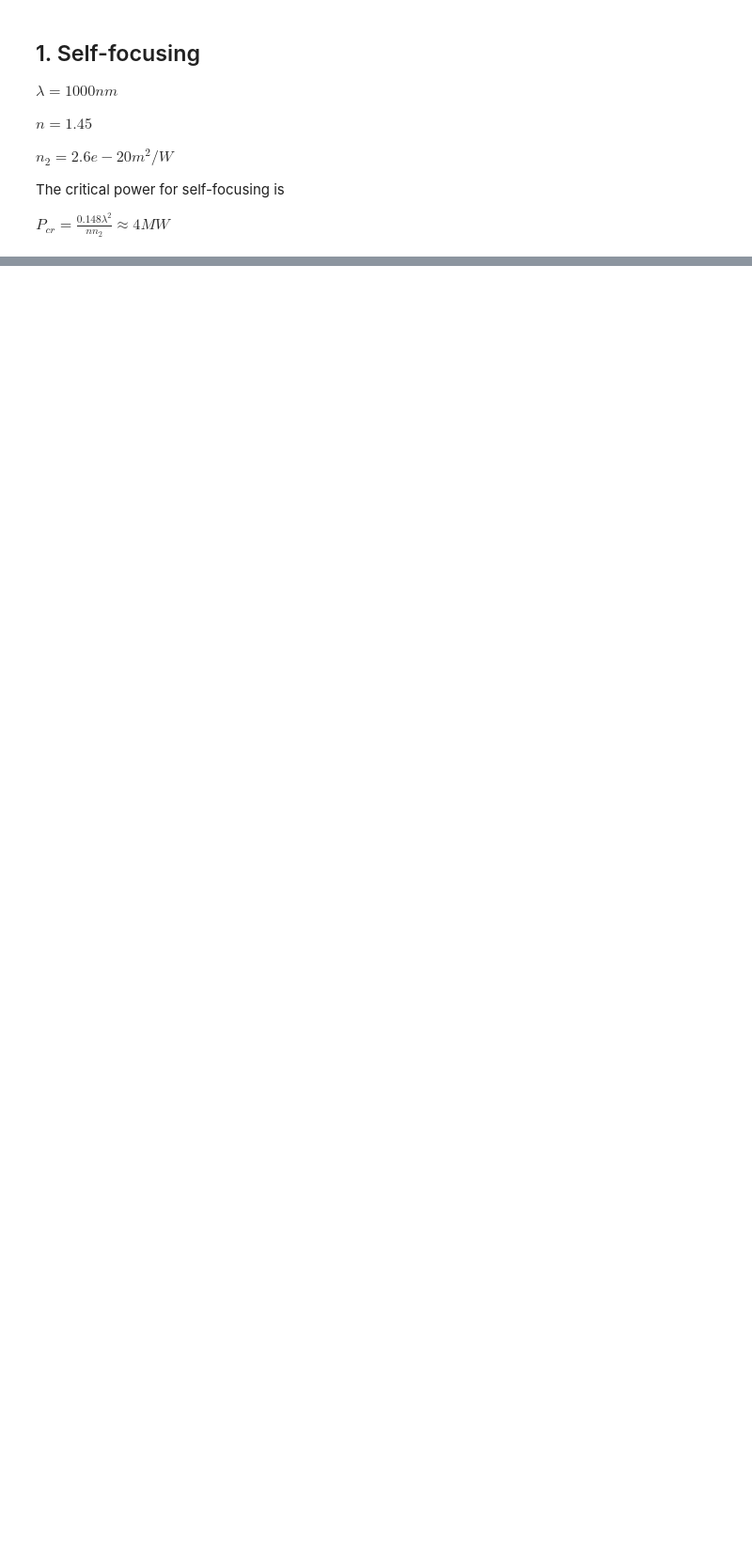
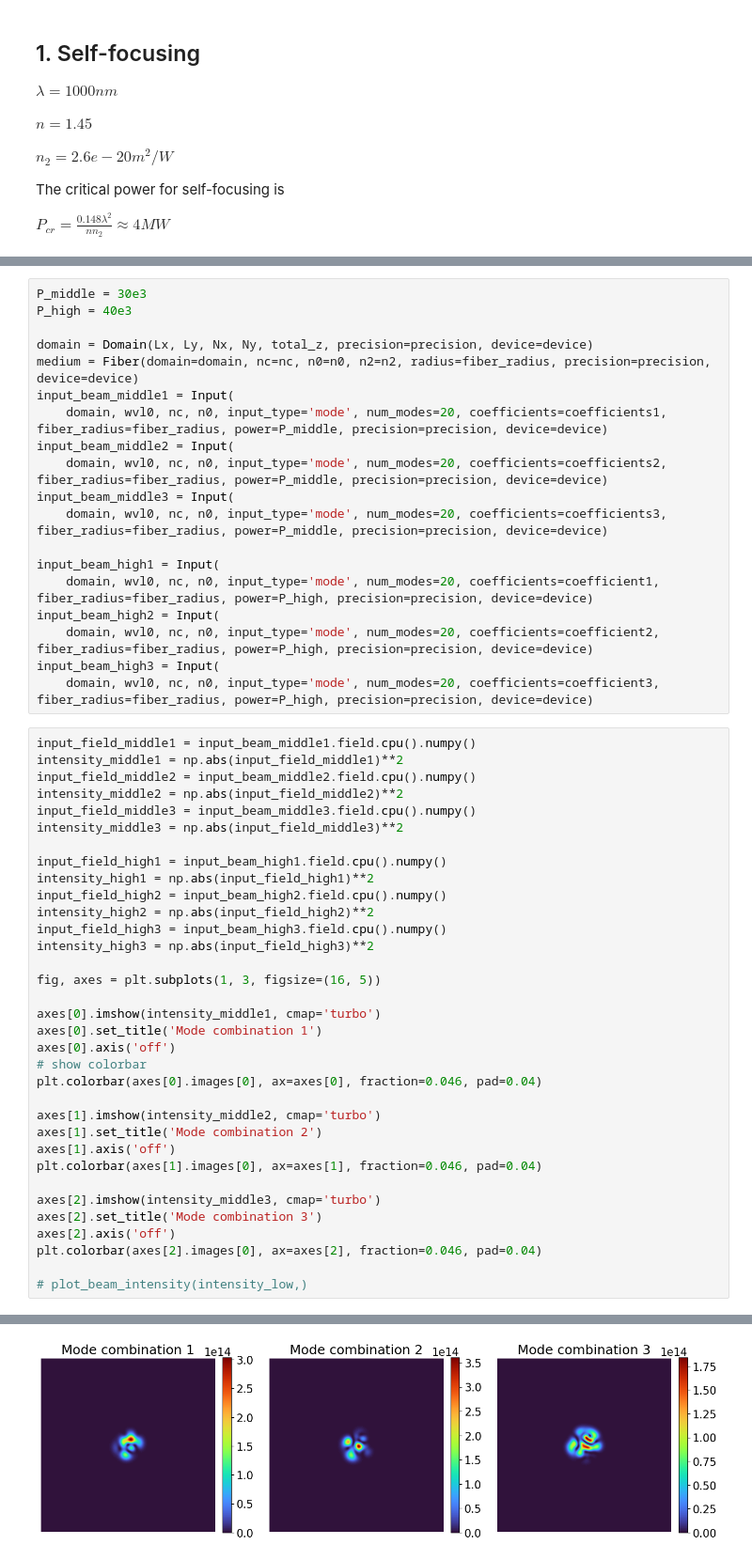
Before and after one commit to myungjoon/full-field, a Jupyter notebook: test.ipynb, the cells around one changed output, grey strips where cells are left out. Shown at 94% size. Drawn from its saved outputs; the diff is of its cells as text; blank space fills up the shorter version.

```diff
--- a/test.ipynb
+++ b/test.ipynb
@@ -57,0 +276,54 @@ TypeError: KerrMedium.__init__() got an unexpected keyword argument 'n'
+# %%
+P_middle = 30e3
+P_high = 40e3
+
+domain = Domain(Lx, Ly, Nx, Ny, total_z, precision=precision, device=device)
+medium = Fiber(domain=domain, nc=nc, n0=n0, n2=n2, radius=fiber_radius, precision=precision, device=device)
+input_beam_middle1 = Input(
+    domain, wvl0, nc, n0, input_type='mode', num_modes=20, coefficients=coefficients1, fiber_radius=fiber_radius, power=P_middle, precision=precision, device=device)
+input_beam_middle2 = Input(
+    domain, wvl0, nc, n0, input_type='mode', num_modes=20, coefficients=coefficients2, fiber_radius=fiber_radius, power=P_middle, precision=precision, device=device)
+input_beam_middle3 = Input(
+    domain, wvl0, nc, n0, input_type='mode', num_modes=20, coefficients=coefficients3, fiber_radius=fiber_radius, power=P_middle, precision=precision, device=device)
+
+input_beam_high1 = Input(
+    domain, wvl0, nc, n0, input_type='mode', num_modes=20, coefficients=coefficient1, fiber_radius=fiber_radius, power=P_high, precision=precision, device=device)
+input_beam_high2 = Input(
+    domain, wvl0, nc, n0, input_type='mode', num_modes=20, coefficients=coefficient2, fiber_radius=fiber_radius, power=P_high, precision=precision, device=device)
+input_beam_high3 = Input(
+    domain, wvl0, nc, n0, input_type='mode', num_modes=20, coefficients=coefficient3, fiber_radius=fiber_radius, power=P_high, precision=precision, device=device)
+# %%
+input_field_middle1 = input_beam_middle1.field.cpu().numpy()
+intensity_middle1 = np.abs(input_field_middle1)**2
+input_field_middle2 = input_beam_middle2.field.cpu().numpy()
+intensity_middle2 = np.abs(input_field_middle2)**2
+input_field_middle3 = input_beam_middle3.field.cpu().numpy()
+intensity_middle3 = np.abs(input_field_middle3)**2
+
+input_field_high1 = input_beam_high1.field.cpu().numpy()
+intensity_high1 = np.abs(input_field_high1)**2
+input_field_high2 = input_beam_high2.field.cpu().numpy()
+intensity_high2 = np.abs(input_field_high2)**2
+input_field_high3 = input_beam_high3.field.cpu().numpy()
+intensity_high3 = np.abs(input_field_high3)**2
+
+fig, axes = plt.subplots(1, 3, figsize=(16, 5))
+
+axes[0].imshow(intensity_middle1, cmap='turbo')
+axes[0].set_title('Mode combination 1')
+axes[0].axis('off')
+# show colorbar
+plt.colorbar(axes[0].images[0], ax=axes[0], fraction=0.046, pad=0.04)
+
+axes[1].imshow(intensity_middle2, cmap='turbo')
+axes[1].set_title('Mode combination 2')
+axes[1].axis('off')
+plt.colorbar(axes[1].images[0], ax=axes[1], fraction=0.046, pad=0.04)
+
+axes[2].imshow(intensity_middle3, cmap='turbo')
+axes[2].set_title('Mode combination 3')
+axes[2].axis('off')
+plt.colorbar(axes[2].images[0], ax=axes[2], fraction=0.046, pad=0.04)
+
+# plot_beam_intensity(intensity_low,)
+# %% [output]
@@ -57,0 +331 @@ TypeError: KerrMedium.__init__() got an unexpected keyword argument 'n'
+[figure, added]
```
Also changed, not shown: parts of 48 cells of this notebook, 16 other files.
